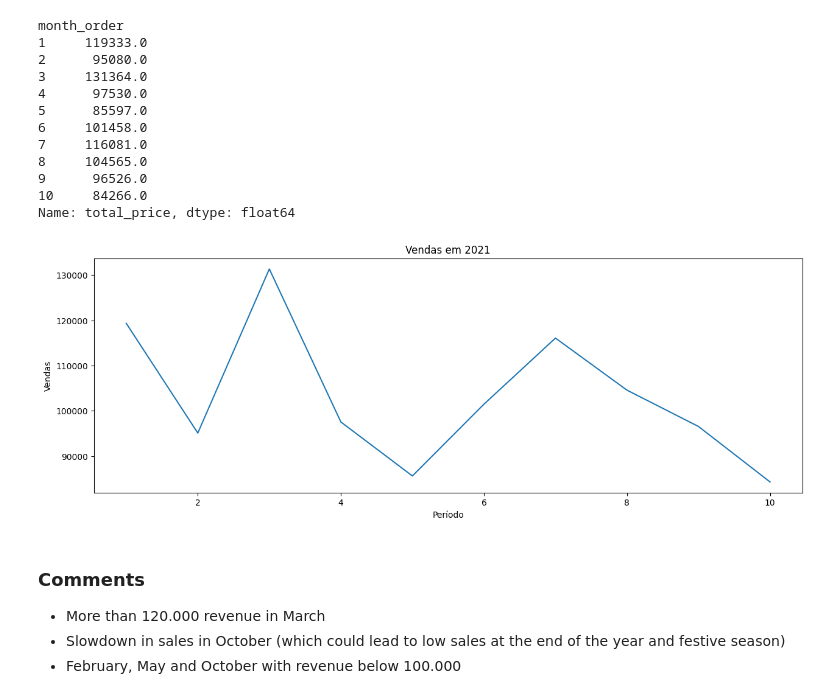
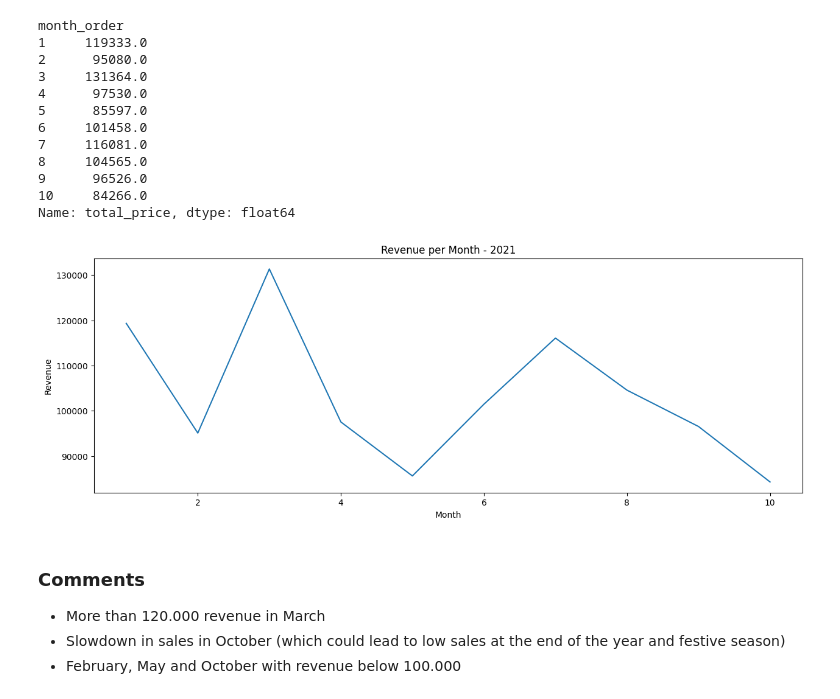
Before and after one commit to AmaroRegly/Trend_Store_Project, a Jupyter notebook: Trend_Project_Analysis.ipynb, the cells around one changed output. Cells and saved outputs as stored; diff of their text form; code cells hidden in the pictures.

```diff
--- a/Trend_Project_Analysis.ipynb
+++ b/Trend_Project_Analysis.ipynb
@@ -190,12 +192,12 @@ Name: total_price, dtype: float64
 # %%
 plt.figure(figsize=(15,5))
 plt.plot(sales_2021.index, sales_2021.values)
-plt.xlabel('Período')
-plt.ylabel('Vendas')
-plt.title('Vendas em 2021')
+plt.xlabel('Month')
+plt.ylabel('Revenue')
+plt.title('Revenue per Month - 2021')
 plt.show()
 # %% [output]
-[figure, old version]
+[figure, new version]
 # %% [markdown]
 ### Comments
 * More than 120.000 revenue in March
```
Also changed, not shown: parts of 4 cells of this notebook.
